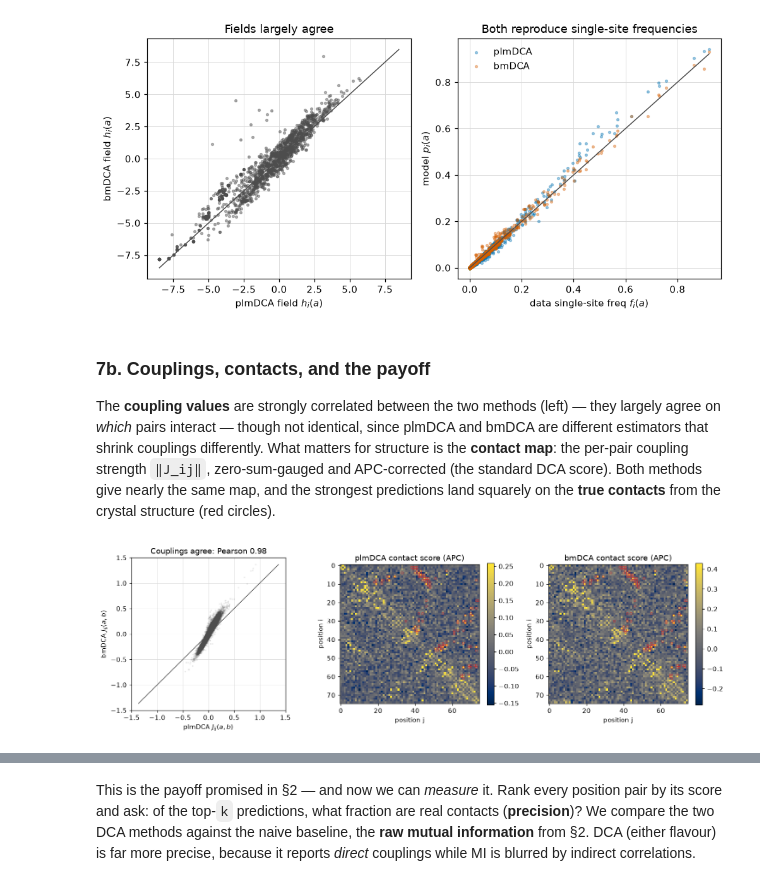
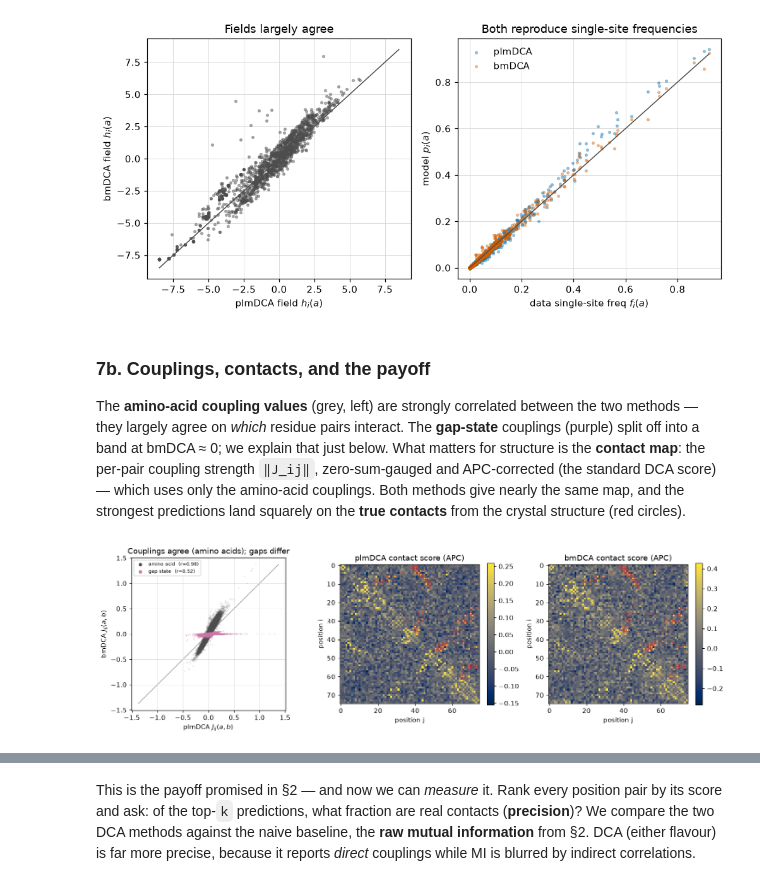
Before and after one commit to james-bowden/jaxPotts, a Jupyter notebook: notebooks/tutorial.ipynb, the cells around one changed output, grey strips where cells are left out. Drawn from its saved outputs; the diff is of its cells as text; code cells hidden in the pictures.

```diff
--- a/notebooks/tutorial.ipynb
+++ b/notebooks/tutorial.ipynb
@@ -418,34 +418,49 @@ plt.tight_layout(); plt.show()
 # %% [markdown]
 ### 7b. Couplings, contacts, and the payoff
 
-The **coupling values** are strongly correlated between the two methods (left) —
-they largely agree on *which* pairs interact — though not identical, since plmDCA
-and bmDCA are different estimators that shrink couplings differently. What matters
-for structure is the **contact map**: the per-pair coupling strength `‖J_ij‖`,
-zero-sum-gauged and APC-corrected (the standard DCA score). Both methods give nearly
-the same map, and the strongest predictions land squarely on the **true contacts**
-from the crystal structure (red circles).
+The **amino-acid coupling values** (grey, left) are strongly correlated between the
+two methods — they largely agree on *which* residue pairs interact. The **gap-state**
+couplings (purple) split off into a band at bmDCA ≈ 0; we explain that just below.
+What matters for structure is the **contact map**: the per-pair coupling strength
+`‖J_ij‖`, zero-sum-gauged and APC-corrected (the standard DCA score) — which uses only
+the amino-acid couplings. Both methods give nearly the same map, and the strongest
+predictions land squarely on the **true contacts** from the crystal structure
+(red circles).
 # %%
 from scipy.stats import pearsonr
 
-def coupling_vec(Jz):                    # off-diagonal (i<j) blocks, amino acids
-    return Jz.transpose(0, 2, 1, 3)[iu][:, :20, :20].ravel()
+# Off-diagonal (i<j) coupling blocks, split into amino-acid entries and gap-state
+# entries (any entry touching state 20 = the gap).
+def coupling_blocks(Jz):
+    return Jz.transpose(0, 2, 1, 3)[iu]            # (n_pairs, 21, 21)
 
-cv_plm, cv_bm = coupling_vec(Jz_plm), coupling_vec(Jz_bm)
+Bp, Bb = coupling_blocks(Jz_plm), coupling_blocks(Jz_bm)
+gap_block = np.zeros((21, 21), bool)
+gap_block[gauge.GAP, :] = gap_block[:, gauge.GAP] = True
+is_gap = np.broadcast_to(gap_block, Bp.shape).ravel()
+cv_plm, cv_bm = Bp.ravel(), Bb.ravel()
+r_aa = pearsonr(cv_plm[~is_gap], cv_bm[~is_gap])[0]
+r_gap = pearsonr(cv_plm[is_gap], cv_bm[is_gap])[0]
 ti, tj = np.where(np.triu(contacts, 1))   # true-contact pairs, for overlay
 
 fig, axes = plt.subplots(1, 3, figsize=(13.5, 4.2))
-axes[0].scatter(cv_plm, cv_bm, s=2, alpha=0.08, color=C["data"], rasterized=True)
 lim = max(np.abs(cv_plm).max(), np.abs(cv_bm).max())
-axes[0].plot([-lim, lim], [-lim, lim], color=C["data"], lw=1)
+axes[0].plot([-lim, lim], [-lim, lim], color="0.6", lw=1, zorder=0)
+axes[0].scatter(cv_plm[~is_gap], cv_bm[~is_gap], s=2, alpha=0.08, color=C["data"],
+                rasterized=True, label=f"amino acid  (r={r_aa:.2f})")
+axes[0].scatter(cv_plm[is_gap], cv_bm[is_gap], s=2, alpha=0.15, color="#CC79A7",
+                rasterized=True, label=f"gap state  (r={r_gap:.2f})")
 axes[0].set_xlabel("plmDCA $J_{ij}(a,b)$"); axes[0].set_ylabel("bmDCA $J_{ij}(a,b)$")
-axes[0].set_title(f"Couplings agree: Pearson {pearsonr(cv_plm, cv_bm)[0]:.2f}")
+axes[0].set_title("Couplings agree (amino acids); gaps differ")
+leg = axes[0].legend(loc="upper left", fontsize=7, framealpha=0.9, markerscale=3)
+for h in leg.legend_handles:
+    h.set_alpha(1.0)
 for ax, S, lbl in [(axes[1], S_plm_map, "plmDCA"), (axes[2], S_bm_map, "bmDCA")]:
     im = ax.imshow(S, cmap=SEQ, vmax=np.percentile(S, 99), interpolation="nearest")
     ax.scatter(tj, ti, s=10, facecolors="none", edgecolors="#d62728", linewidths=0.5)
     ax.set_title(f"{lbl} contact score (APC)"); ax.grid(False)
     ax.set_xlabel("position j"); ax.set_ylabel("position i")
     plt.colorbar(im, ax=ax, fraction=0.046)
 plt.tight_layout(); plt.show()
 # %% [output]
-[figure, old version]
+[figure, new version]
```
Also changed, not shown: parts of 4 cells of this notebook, 1 other file.
